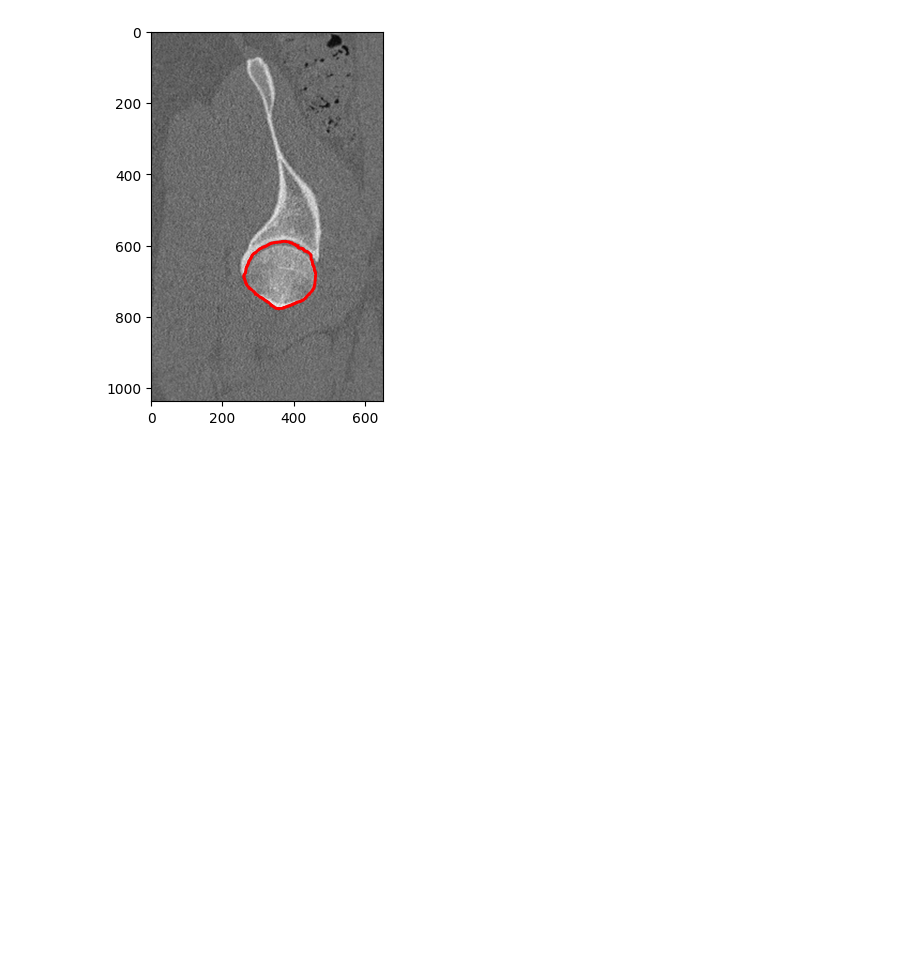
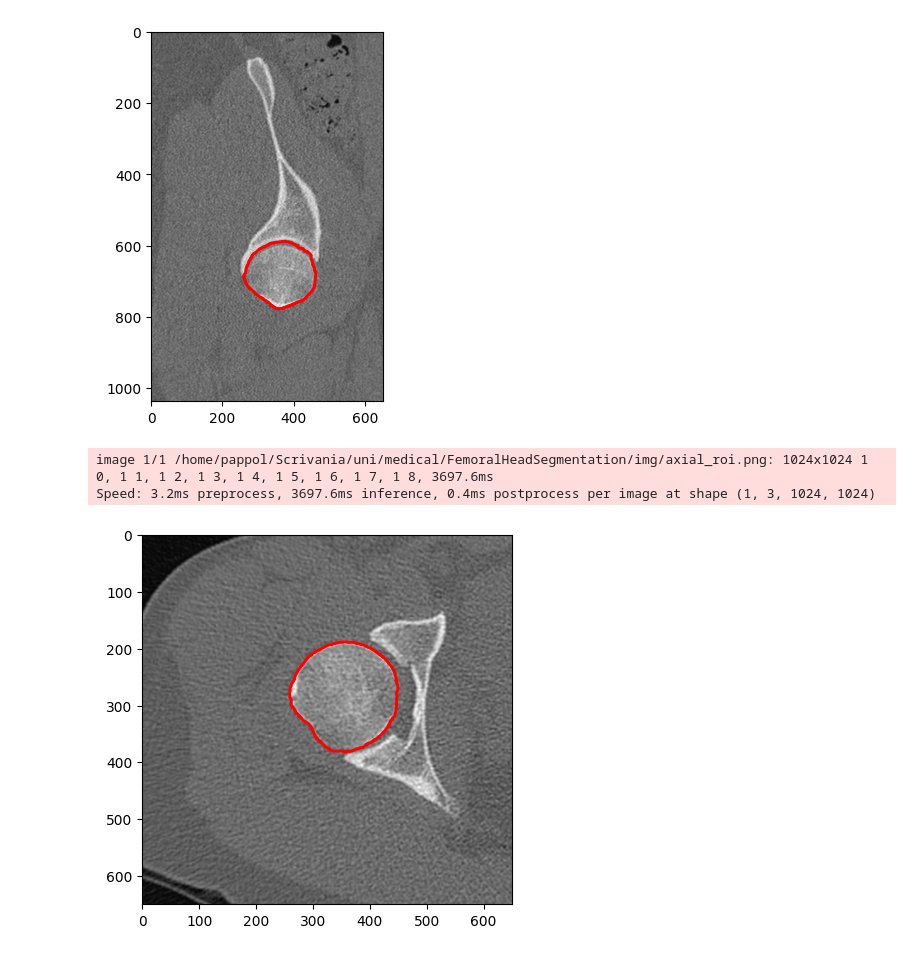
Before and after one commit to Sentz98/FemoralHeadSegmentation, a Jupyter notebook: sam.ipynb, the cells around one changed output. Cells and saved outputs as stored; diff of their text form; code cells hidden in the pictures; blank space fills up the shorter version.

```diff
--- a/sam.ipynb
+++ b/sam.ipynb
@@ -87,9 +87,14 @@ plot_image_with_segmentation(img_path, filtered_segmentation_obj)
 # %% [output]
 [figure]
 # %%
-image = cv2.imread('/home/pappol/Scrivania/uni/medical/FemoralHeadSegmentation/img/sagittal_roi.png')
+img_path = '/home/pappol/Scrivania/uni/medical/FemoralHeadSegmentation/img/axial_roi.png'
 res = model(img_path)  # predict on an image
+image = cv2.imread(img_path)
 
 filtered_segmentation_obj = most_round_segmentation(image, res)
 plot_image_with_segmentation(img_path, filtered_segmentation_obj)
+# %% [output]
+image 1/1 /home/pappol/Scrivania/uni/medical/FemoralHeadSegmentation/img/axial_roi.png: 1024x1024 1 0, 1 1, 1 2, 1 3, 1 4, 1 5, 1 6, 1 7, 1 8, 3697.6ms
+Speed: 3.2ms preprocess, 3697.6ms inference, 0.4ms postprocess per image at shape (1, 3, 1024, 1024)
+[figure, added]
 # %%
```
Also changed, not shown: parts of 2 cells of this notebook.
